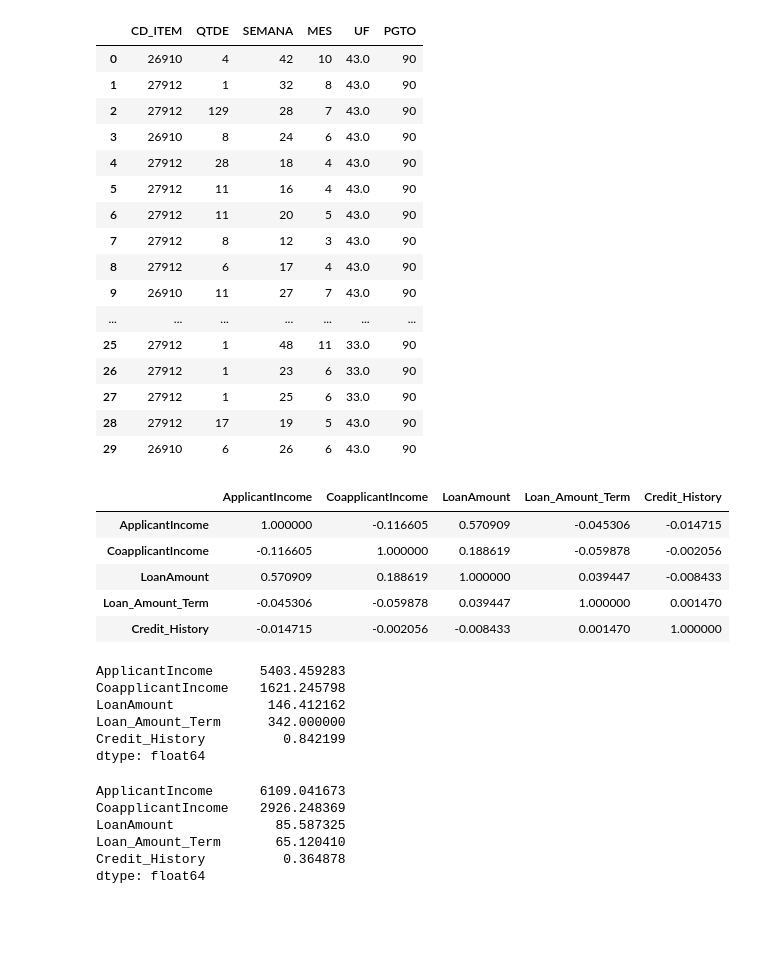
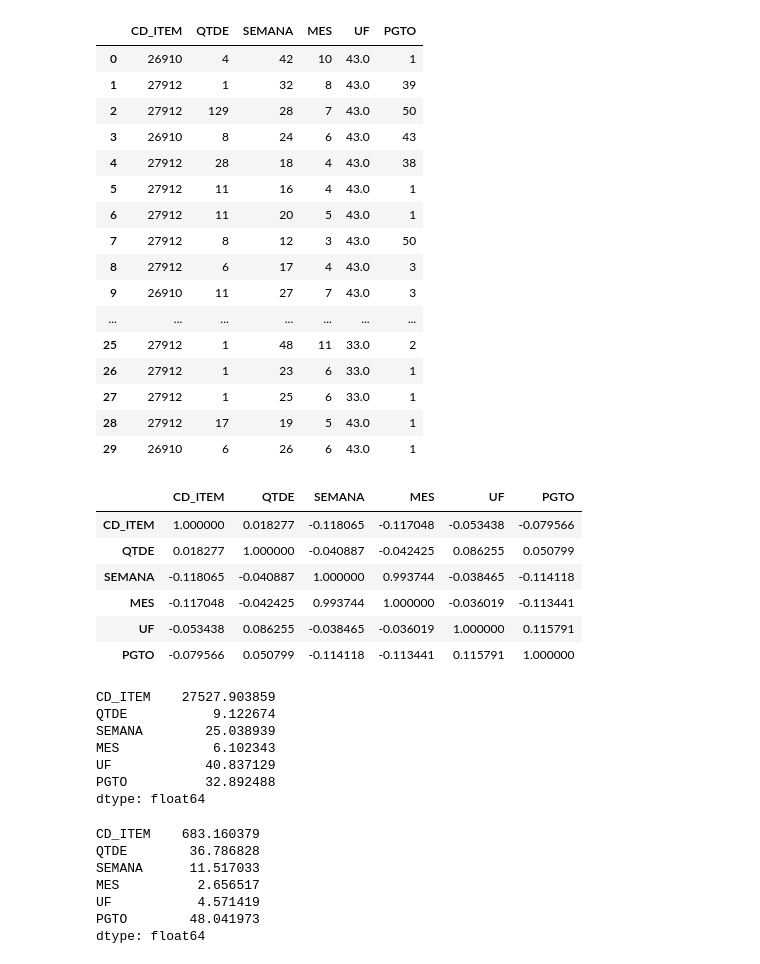
Before and after one commit to ddagnol/tcc, a Jupyter notebook: ExplanatoryAnalysis.ipynb, the cells around one changed output. Saved outputs shown, nothing was run; the diff lists cells and outputs as text; code cells hidden in the pictures; blank space fills up the shorter version.

```diff
--- a/ExplanatoryAnalysis.ipynb
+++ b/ExplanatoryAnalysis.ipynb
@@ -4,6 +4,6 @@ import pandas as pd
 import matplotlib as mpl
 import matplotlib.pyplot as plt
 # %%
-data = pd.read_excel('c:/tcc/vendas.xls')
+data = pd.read_excel('c:/tcc/tcc/vendas.xls')
 data.head(30)
 # %% [output]
@@ -10,46 +11,49 @@ data.head(30)
 |  | CD_ITEM | QTDE | SEMANA | MES | UF | PGTO |
-| 0 | 26910 | 4 | 42 | 10 | 43.0 | 90 |
-| 1 | 27912 | 1 | 32 | 8 | 43.0 | 90 |
-| 2 | 27912 | 129 | 28 | 7 | 43.0 | 90 |
-| 3 | 26910 | 8 | 24 | 6 | 43.0 | 90 |
-| 4 | 27912 | 28 | 18 | 4 | 43.0 | 90 |
-| 5 | 27912 | 11 | 16 | 4 | 43.0 | 90 |
-| 6 | 27912 | 11 | 20 | 5 | 43.0 | 90 |
-| 7 | 27912 | 8 | 12 | 3 | 43.0 | 90 |
-| 8 | 27912 | 6 | 17 | 4 | 43.0 | 90 |
-| 9 | 26910 | 11 | 27 | 7 | 43.0 | 90 |
+| 0 | 26910 | 4 | 42 | 10 | 43.0 | 1 |
+| 1 | 27912 | 1 | 32 | 8 | 43.0 | 39 |
+| 2 | 27912 | 129 | 28 | 7 | 43.0 | 50 |
+| 3 | 26910 | 8 | 24 | 6 | 43.0 | 43 |
+| 4 | 27912 | 28 | 18 | 4 | 43.0 | 38 |
+| 5 | 27912 | 11 | 16 | 4 | 43.0 | 1 |
+| 6 | 27912 | 11 | 20 | 5 | 43.0 | 1 |
+| 7 | 27912 | 8 | 12 | 3 | 43.0 | 50 |
+| 8 | 27912 | 6 | 17 | 4 | 43.0 | 3 |
+| 9 | 26910 | 11 | 27 | 7 | 43.0 | 3 |
 | ... | ... | ... | ... | ... | ... | ... |
-| 25 | 27912 | 1 | 48 | 11 | 33.0 | 90 |
-| 26 | 27912 | 1 | 23 | 6 | 33.0 | 90 |
-| 27 | 27912 | 1 | 25 | 6 | 33.0 | 90 |
-| 28 | 27912 | 17 | 19 | 5 | 43.0 | 90 |
-| 29 | 26910 | 6 | 26 | 6 | 43.0 | 90 |
+| 25 | 27912 | 1 | 48 | 11 | 33.0 | 2 |
+| 26 | 27912 | 1 | 23 | 6 | 33.0 | 1 |
+| 27 | 27912 | 1 | 25 | 6 | 33.0 | 1 |
+| 28 | 27912 | 17 | 19 | 5 | 43.0 | 1 |
+| 29 | 26910 | 6 | 26 | 6 | 43.0 | 1 |
 # %%
 data.corr()
 # %% [output]
-|  | ApplicantIncome | CoapplicantIncome | LoanAmount | Loan_Amount_Term | Credit_History |
-| ApplicantIncome | 1.000000 | -0.116605 | 0.570909 | -0.045306 | -0.014715 |
-| CoapplicantIncome | -0.116605 | 1.000000 | 0.188619 | -0.059878 | -0.002056 |
-| LoanAmount | 0.570909 | 0.188619 | 1.000000 | 0.039447 | -0.008433 |
-| Loan_Amount_Term | -0.045306 | -0.059878 | 0.039447 | 1.000000 | 0.001470 |
-| Credit_History | -0.014715 | -0.002056 | -0.008433 | 0.001470 | 1.000000 |
+|  | CD_ITEM | QTDE | SEMANA | MES | UF | PGTO |
+| CD_ITEM | 1.000000 | 0.018277 | -0.118065 | -0.117048 | -0.053438 | -0.079566 |
+| QTDE | 0.018277 | 1.000000 | -0.040887 | -0.042425 | 0.086255 | 0.050799 |
+| SEMANA | -0.118065 | -0.040887 | 1.000000 | 0.993744 | -0.038465 | -0.114118 |
+| MES | -0.117048 | -0.042425 | 0.993744 | 1.000000 | -0.036019 | -0.113441 |
+| UF | -0.053438 | 0.086255 | -0.038465 | -0.036019 | 1.000000 | 0.115791 |
+| PGTO | -0.079566 | 0.050799 | -0.114118 | -0.113441 | 0.115791 | 1.000000 |
 # %%
 data.mean()
 # %% [output]
-ApplicantIncome      5403.459283
-CoapplicantIncome    1621.245798
-LoanAmount            146.412162
-Loan_Amount_Term      342.000000
-Credit_History          0.842199
+CD_ITEM    27527.903859
+QTDE           9.122674
+SEMANA        25.038939
+MES            6.102343
+UF            40.837129
+PGTO          32.892488
 dtype: float64
 # %%
 data.std()
 # %% [output]
-ApplicantIncome      6109.041673
-CoapplicantIncome    2926.248369
-LoanAmount             85.587325
-Loan_Amount_Term       65.120410
-Credit_History          0.364878
+CD_ITEM    683.160379
+QTDE        36.786828
+SEMANA      11.517033
+MES          2.656517
+UF           4.571419
+PGTO        48.041973
 dtype: float64
 # %%
 data.max()
```
Also changed, not shown: parts of 10 cells of this notebook, 1 other file.
